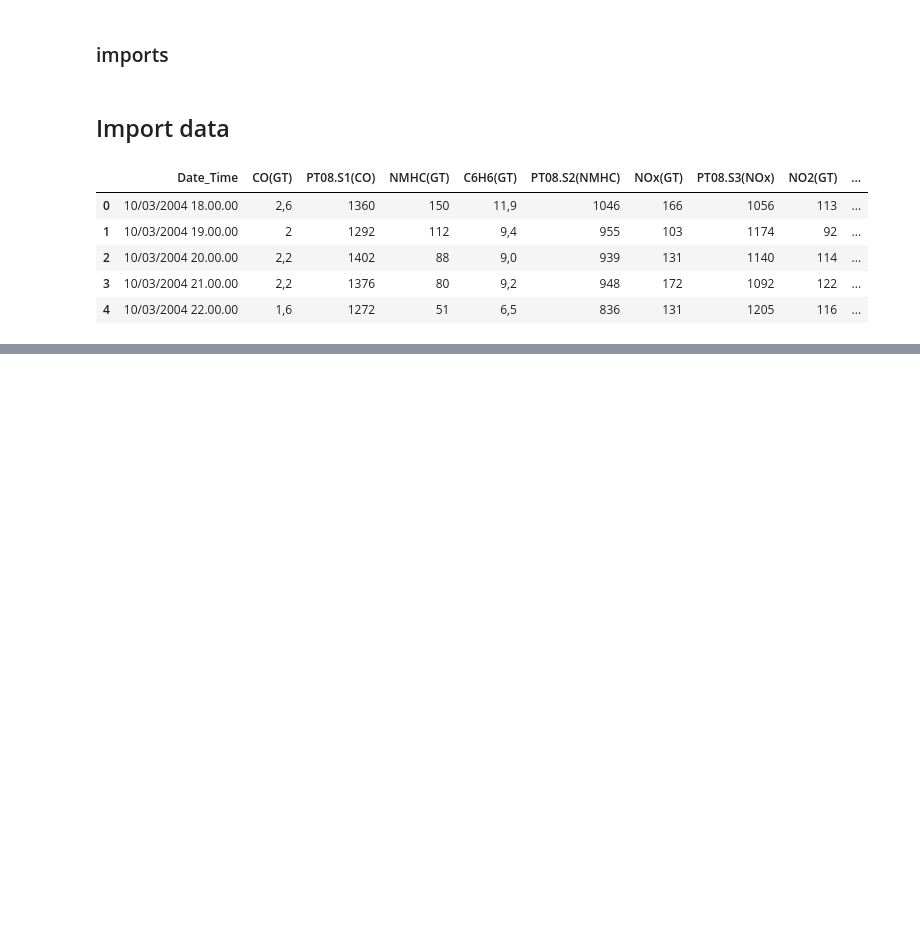
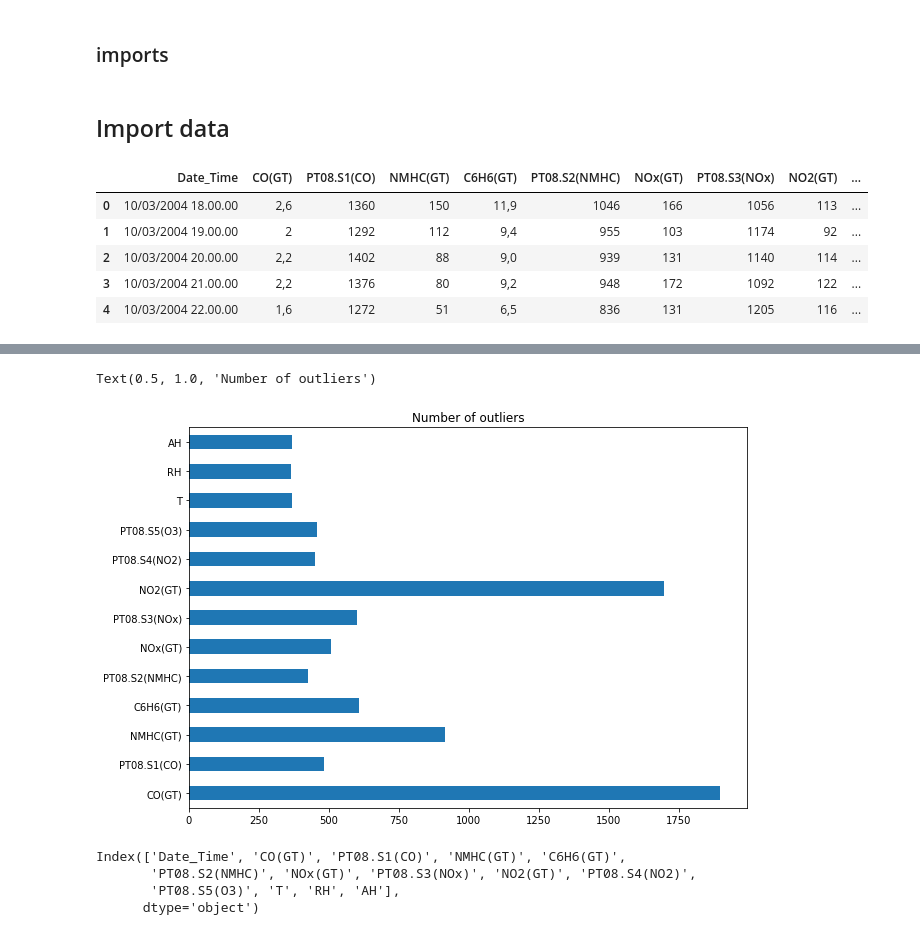
Before and after one commit to phisinger/AirQuality_TimeAnalysis, a Jupyter notebook: notebooks/visualisation.ipynb, the cells around one changed output, grey strips where cells are left out. Saved outputs shown, nothing was run; the diff lists cells and outputs as text; code cells hidden in the pictures; blank space fills up the shorter version.

```diff
--- a/notebooks/visualisation.ipynb
+++ b/notebooks/visualisation.ipynb
@@ -55,0 +75,26 @@ plt
+# %%
+## find outliers
+
+# select only columns with number as datatype
+data_n = data.select_dtypes(exclude=['object', 'datetime64[ns]'])
+
+Q1 = data_n.quantile(0.25)
+Q3 = data_n.quantile(0.75)
+IQR = Q3 - Q1
+
+outliers = ((data_n < (Q1 - 1.5 * IQR)) |(data_n > (Q3 + 1.5 * IQR))).sum()
+
+# Plot
+plt.figure(figsize=(10, 7))
+outliers.plot(kind="barh")
+plt.title("Number of outliers")
+# %% [output]
+Text(0.5, 1.0, 'Number of outliers')
+[figure, added]
+# %%
+data.columns
+# %% [output]
+Index(['Date_Time', 'CO(GT)', 'PT08.S1(CO)', 'NMHC(GT)', 'C6H6(GT)',
+       'PT08.S2(NMHC)', 'NOx(GT)', 'PT08.S3(NOx)', 'NO2(GT)', 'PT08.S4(NO2)',
+       'PT08.S5(O3)', 'T', 'RH', 'AH'],
+      dtype='object')
```
Also changed, not shown: parts of 16 cells of this notebook.
